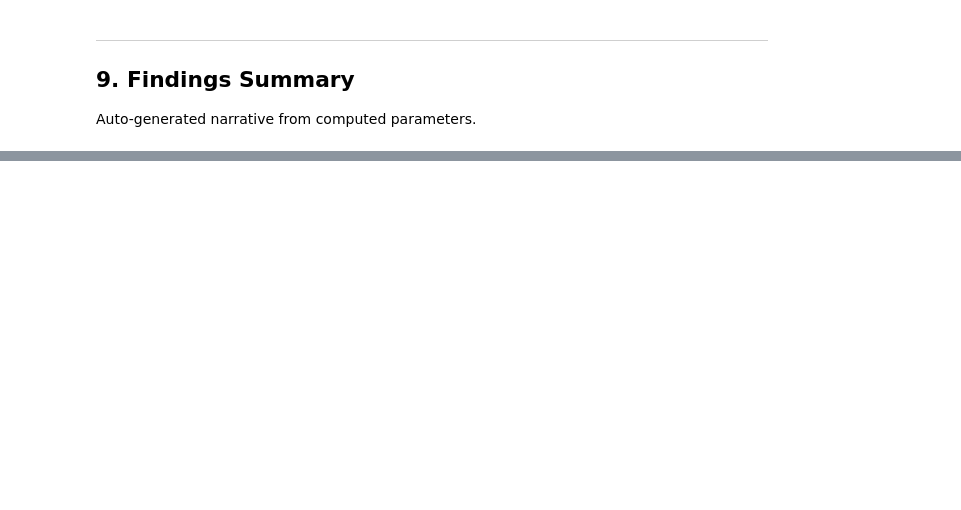
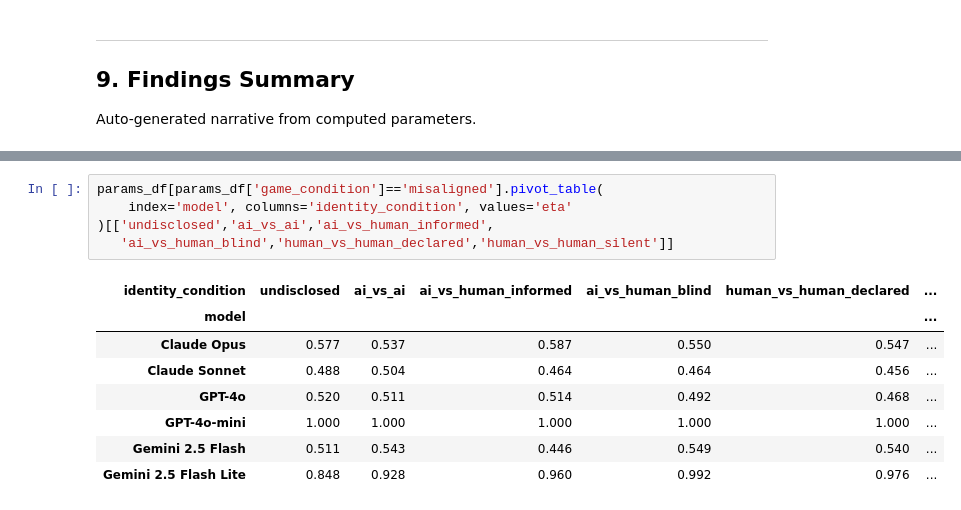
Before and after one commit to gabrielamendez22/Capstone_2026_Game_Theory, a Jupyter notebook: analysis/cheap_talk_full_analysis.ipynb, the cells around one changed output, grey strips where cells are left out. Drawn from its saved outputs; the diff is of its cells as text; blank space fills up the shorter version.

```diff
--- a/analysis/cheap_talk_full_analysis.ipynb
+++ b/analysis/cheap_talk_full_analysis.ipynb
@@ -855,0 +1147,14 @@ print(f'Keys: {list(export.keys())}')
+# %%
+params_df[params_df['game_condition']=='misaligned'].pivot_table(
+    index='model', columns='identity_condition', values='eta'
+)[['undisclosed','ai_vs_ai','ai_vs_human_informed',
+   'ai_vs_human_blind','human_vs_human_declared','human_vs_human_silent']]
+# %% [output]
+| identity_condition | undisclosed | ai_vs_ai | ai_vs_human_informed | ai_vs_human_blind | human_vs_human_declared | ... |
+| model |  |  |  |  |  | ... |
+| Claude Opus | 0.577 | 0.537 | 0.587 | 0.550 | 0.547 | ... |
+| Claude Sonnet | 0.488 | 0.504 | 0.464 | 0.464 | 0.456 | ... |
+| GPT-4o | 0.520 | 0.511 | 0.514 | 0.492 | 0.468 | ... |
+| GPT-4o-mini | 1.000 | 1.000 | 1.000 | 1.000 | 1.000 | ... |
+| Gemini 2.5 Flash | 0.511 | 0.543 | 0.446 | 0.549 | 0.540 | ... |
+| Gemini 2.5 Flash Lite | 0.848 | 0.928 | 0.960 | 0.992 | 0.976 | ... |
```
Also changed, not shown: parts of 32 cells of this notebook, 1 other file.
